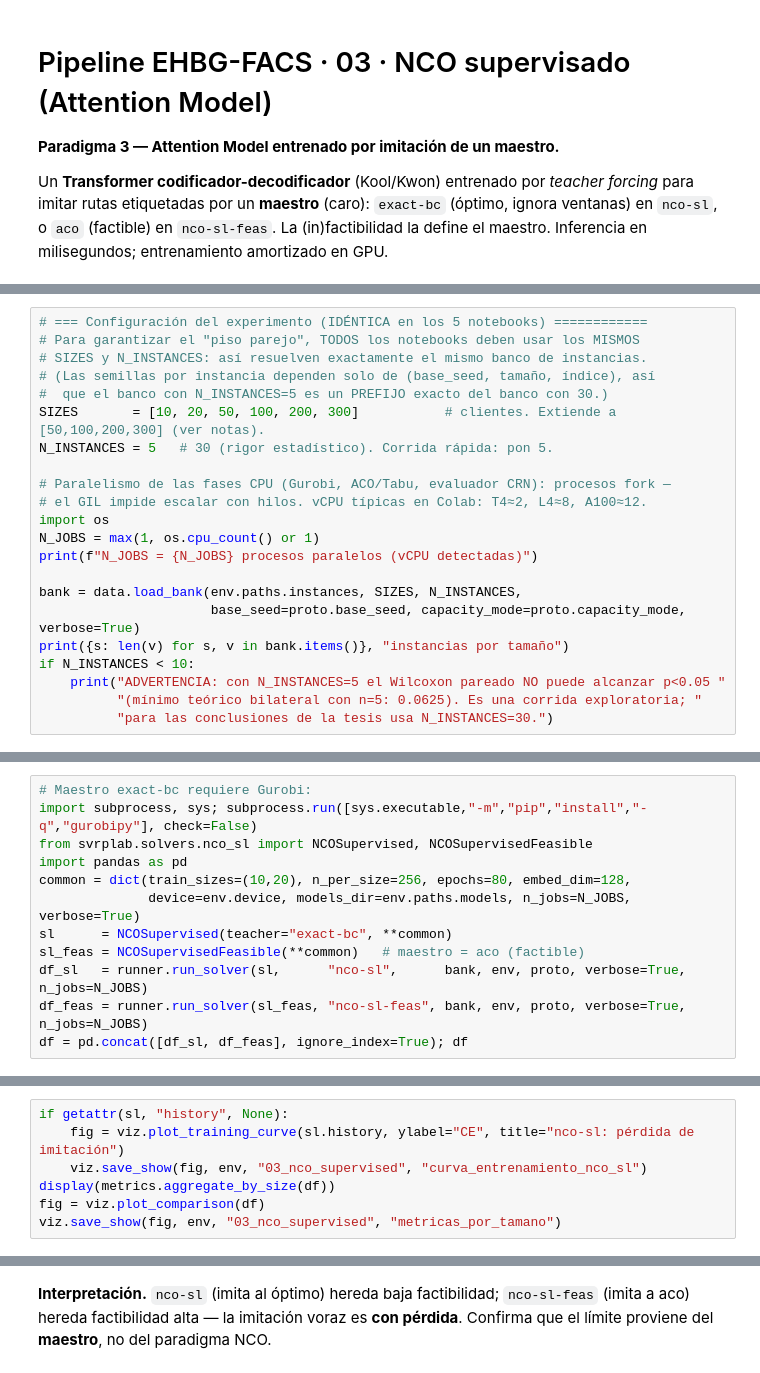
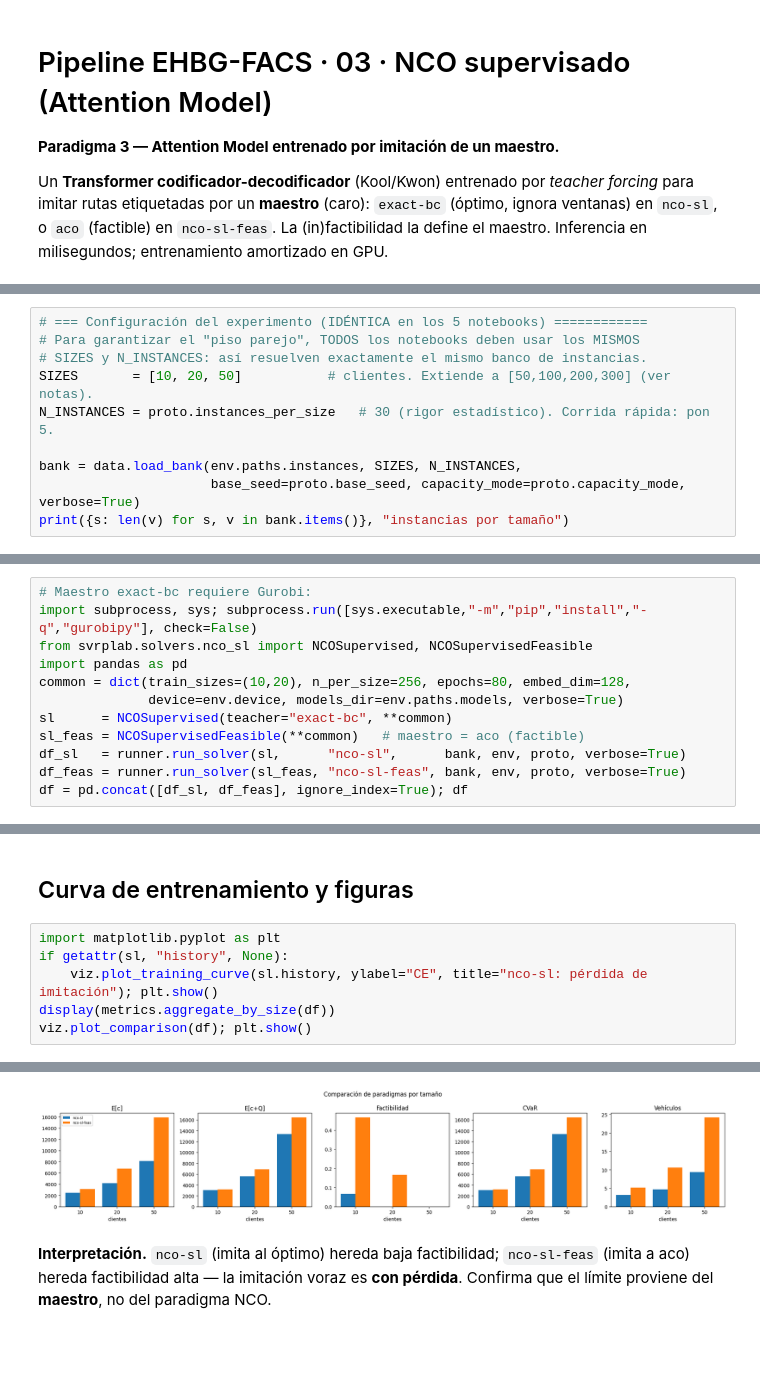
Before and after one commit to AbrahamHub/TESIS-ANT, a Jupyter notebook: experiments/colab/notebooks/03_nco_supervisado_attention.ipynb, the cells around one changed output, grey strips where cells are left out. Cells and saved outputs as stored; diff of their text form; blank space fills up the shorter version.

Commit message:
Se creó con Colab

```diff
--- a/experiments/colab/notebooks/03_nco_supervisado_attention.ipynb
+++ b/experiments/colab/notebooks/03_nco_supervisado_attention.ipynb
@@ -49,21 +57,9 @@ print("device:", env.device, "| raíz de artefactos:", env.paths.root)
 # === Configuración del experimento (IDÉNTICA en los 5 notebooks) ============
 # Para garantizar el "piso parejo", TODOS los notebooks deben usar los MISMOS
 # SIZES y N_INSTANCES: así resuelven exactamente el mismo banco de instancias.
-# (Las semillas por instancia dependen solo de (base_seed, tamaño, índice), así
-#  que el banco con N_INSTANCES=5 es un PREFIJO exacto del banco con 30.)
-SIZES       = [10, 20, 50, 100, 200, 300]           # clientes. Extiende a [50,100,200,300] (ver notas).
-N_INSTANCES = 5   # 30 (rigor estadístico). Corrida rápida: pon 5.
-
-# Paralelismo de las fases CPU (Gurobi, ACO/Tabu, evaluador CRN): procesos fork —
-# el GIL impide escalar con hilos. vCPU típicas en Colab: T4≈2, L4≈8, A100≈12.
-import os
-N_JOBS = max(1, os.cpu_count() or 1)
-print(f"N_JOBS = {N_JOBS} procesos paralelos (vCPU detectadas)")
+SIZES       = [10, 20, 50]           # clientes. Extiende a [50,100,200,300] (ver notas).
+N_INSTANCES = proto.instances_per_size   # 30 (rigor estadístico). Corrida rápida: pon 5.
 
 bank = data.load_bank(env.paths.instances, SIZES, N_INSTANCES,
                       base_seed=proto.base_seed, capacity_mode=proto.capacity_mode, verbose=True)
 print({s: len(v) for s, v in bank.items()}, "instancias por tamaño")
-if N_INSTANCES < 10:
-    print("ADVERTENCIA: con N_INSTANCES=5 el Wilcoxon pareado NO puede alcanzar p<0.05 "
-          "(mínimo teórico bilateral con n=5: 0.0625). Es una corrida exploratoria; "
-          "para las conclusiones de la tesis usa N_INSTANCES=30.")
@@ -76,9 +78,9 @@ import subprocess, sys; subprocess.run([sys.executable,"-m","pip","install","-q"
 from svrplab.solvers.nco_sl import NCOSupervised, NCOSupervisedFeasible
 import pandas as pd
 common = dict(train_sizes=(10,20), n_per_size=256, epochs=80, embed_dim=128,
-              device=env.device, models_dir=env.paths.models, n_jobs=N_JOBS, verbose=True)
+              device=env.device, models_dir=env.paths.models, verbose=True)
 sl      = NCOSupervised(teacher="exact-bc", **common)
 sl_feas = NCOSupervisedFeasible(**common)   # maestro = aco (factible)
-df_sl   = runner.run_solver(sl,      "nco-sl",      bank, env, proto, verbose=True, n_jobs=N_JOBS)
-df_feas = runner.run_solver(sl_feas, "nco-sl-feas", bank, env, proto, verbose=True, n_jobs=N_JOBS)
+df_sl   = runner.run_solver(sl,      "nco-sl",      bank, env, proto, verbose=True)
+df_feas = runner.run_solver(sl_feas, "nco-sl-feas", bank, env, proto, verbose=True)
 df = pd.concat([df_sl, df_feas], ignore_index=True); df
@@ -88,7 +118,9 @@ Exportadas a `figures/03_nco_supervised/`. **Limitación declarada:** el modelo
+# %% [markdown]
+## Curva de entrenamiento y figuras
 # %%
+import matplotlib.pyplot as plt
 if getattr(sl, "history", None):
-    fig = viz.plot_training_curve(sl.history, ylabel="CE", title="nco-sl: pérdida de imitación")
-    viz.save_show(fig, env, "03_nco_supervised", "curva_entrenamiento_nco_sl")
+    viz.plot_training_curve(sl.history, ylabel="CE", title="nco-sl: pérdida de imitación"); plt.show()
 display(metrics.aggregate_by_size(df))
-fig = viz.plot_comparison(df)
-viz.save_show(fig, env, "03_nco_supervised", "metricas_por_tamano")
+viz.plot_comparison(df); plt.show()
+# %% [output]
@@ -95,2 +134,3 @@ viz.save_show(fig, env, "03_nco_supervised", "metricas_por_tamano")
+[figure, added]
 # %% [markdown]
 **Interpretación.** `nco-sl` (imita al óptimo) hereda baja factibilidad; `nco-sl-feas` (imita a aco) hereda factibilidad alta — la imitación voraz es **con pérdida**. Confirma que el límite proviene del **maestro**, no del paradigma NCO.
```
Also changed, not shown: parts of 6 cells of this notebook.
